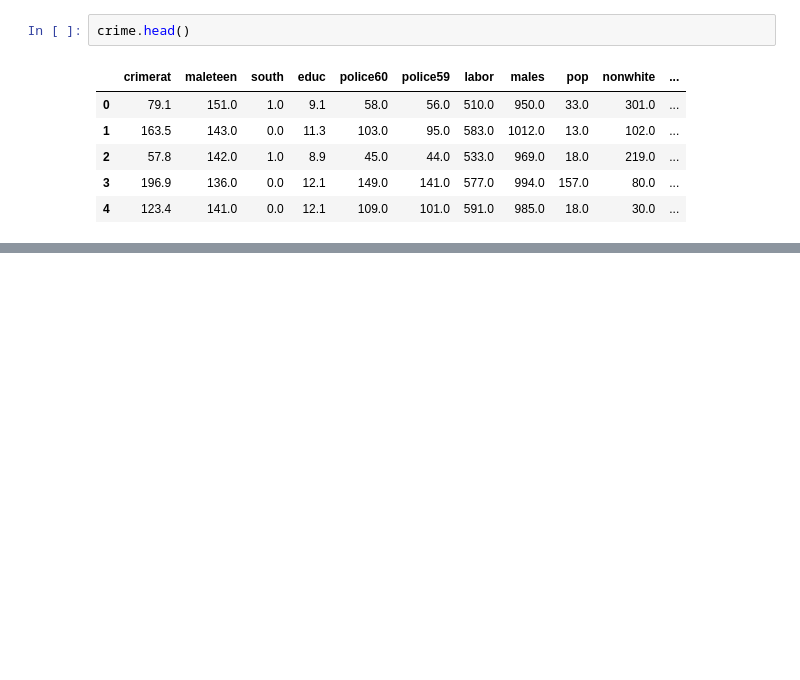
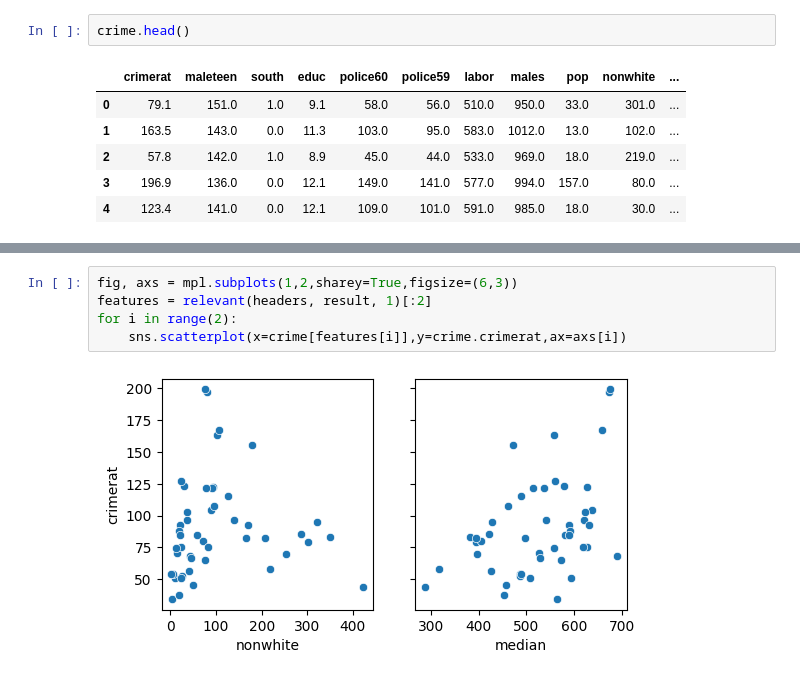
Before and after one commit to noiseOnTheNet/python-post023_jupyter_analitics, a Jupyter notebook: doc/Part_5.ipynb, the cells around one changed output, grey strips where cells are left out. Cells and saved outputs as stored; diff of their text form; blank space fills up the shorter version.

```diff
--- a/doc/Part_5.ipynb
+++ b/doc/Part_5.ipynb
@@ -253,0 +404,7 @@ crime.head()
+# %%
+fig, axs = mpl.subplots(1,2,sharey=True,figsize=(6,3))
+features = relevant(headers, result, 1)[:2]
+for i in range(2):
+    sns.scatterplot(x=crime[features[i]],y=crime.crimerat,ax=axs[i])
+# %% [output]
+[figure, added]
```
Also changed, not shown: parts of 11 cells of this notebook.
